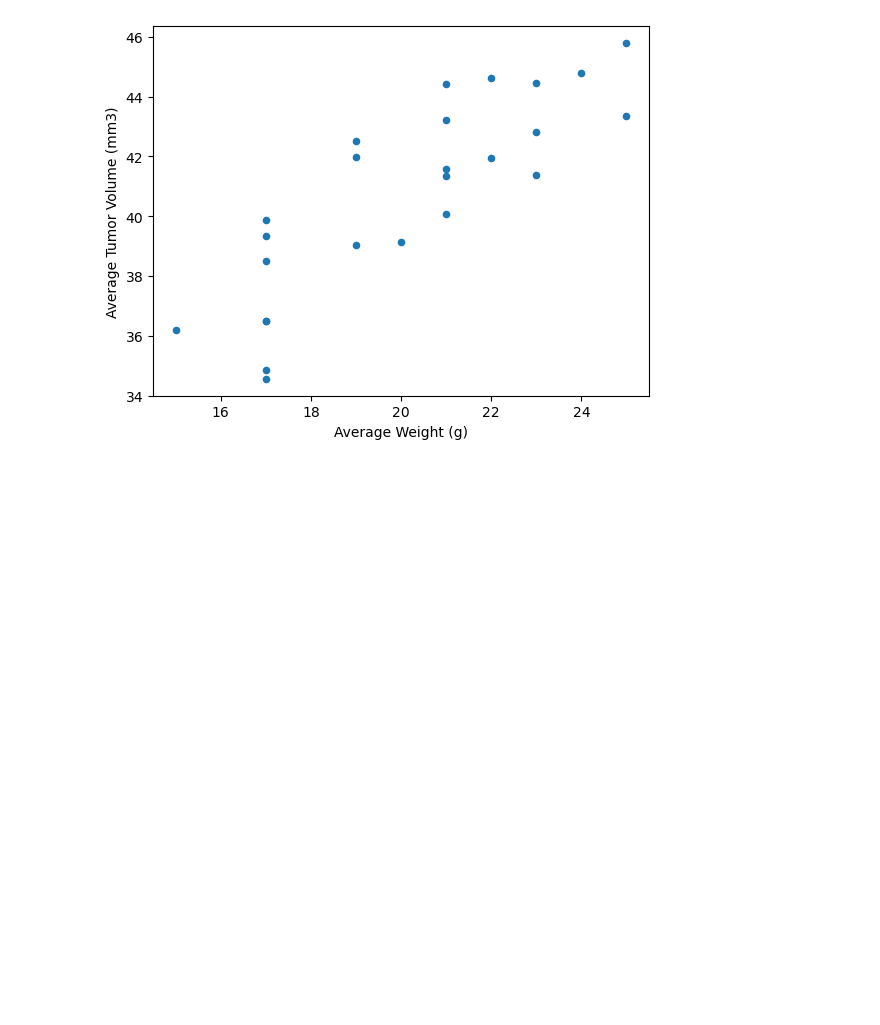
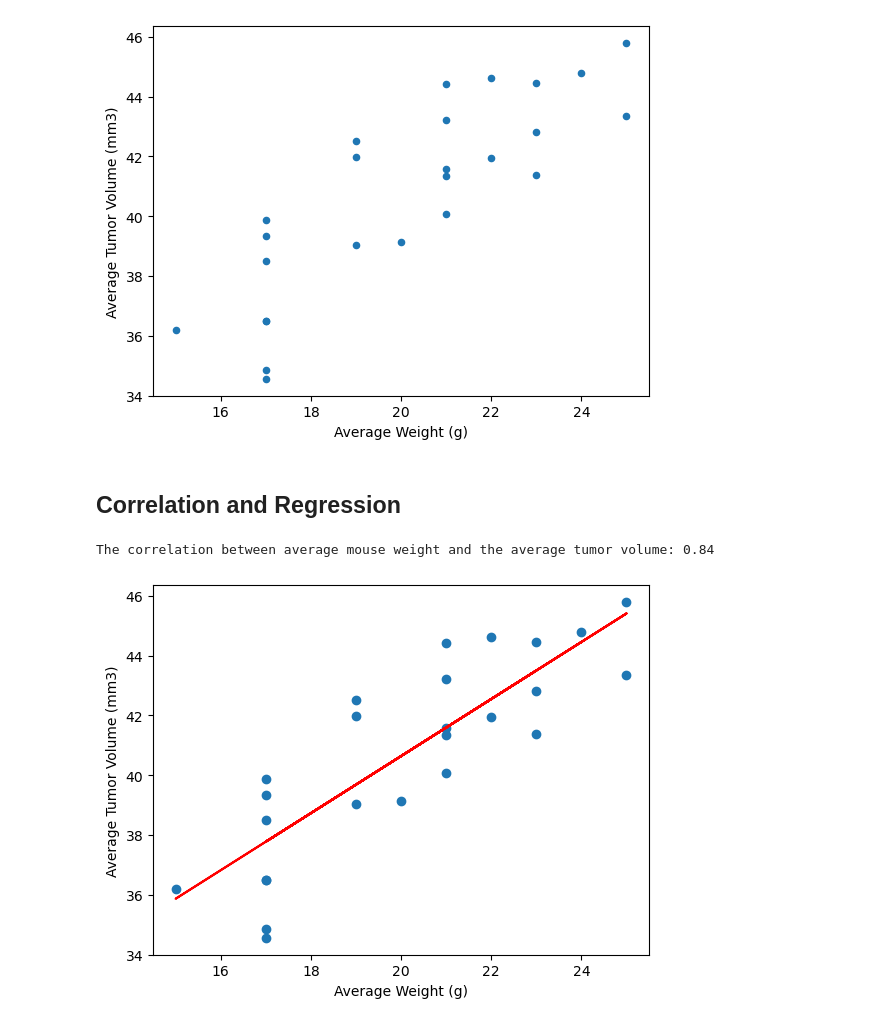
Before and after one commit to brianna-mitri/visualization-challenge, a Jupyter notebook: pymaceuticals.ipynb, the cells around one changed output. Cells and saved outputs as stored; diff of their text form; code cells hidden in the pictures; blank space fills up the shorter version.

Commit message:
Added correlation and regression

```diff
--- a/pymaceuticals.ipynb
+++ b/pymaceuticals.ipynb
@@ -293,3 +293,33 @@ capomulin_avgs_df = capomulin_id_grp.agg(
 capomulin_scatter_plot = capomulin_avgs_df.plot(kind='scatter', x='Average Weight (g)', y='Average Tumor Volume (mm3)')
 # %% [output]
 [figure]
+# %% [markdown]
+## Correlation and Regression
+# %%
+# for Capomulin's average mouse weight and average tumor volume, calculate correlation and regression
+
+# calculate and show correlation coefficient
+correlation = st.pearsonr(capomulin_avgs_df['Average Tumor Volume (mm3)'], capomulin_avgs_df['Average Weight (g)'])
+print(f"The correlation between average mouse weight and the average tumor volume: {correlation[0]:.2f}")
+
+# calculate linear regression
+x = capomulin_avgs_df['Average Weight (g)']
+y = capomulin_avgs_df['Average Tumor Volume (mm3)']
+slope, intercept, r_value, p_value, std_err = st.linregress(x, y)
+
+# add regression line to existing plot
+#capomulin_scatter_plot.plot(x, slope * x + intercept, color='red', label=f'Linear fit: y = {slope:.2f}x + {intercept:.2f}')
+
+# plot scatter plot with regression line
+plt.scatter(x, y)
+plt.plot(x, slope * x + intercept, color='red')
+
+# add labels
+plt.xlabel('Average Weight (g)')
+plt.ylabel('Average Tumor Volume (mm3)')
+
+# display plot
+plt.show()
+# %% [output]
+The correlation between average mouse weight and the average tumor volume: 0.84
+[figure, added]
```
Also changed, not shown: parts of 1 cell of this notebook.
